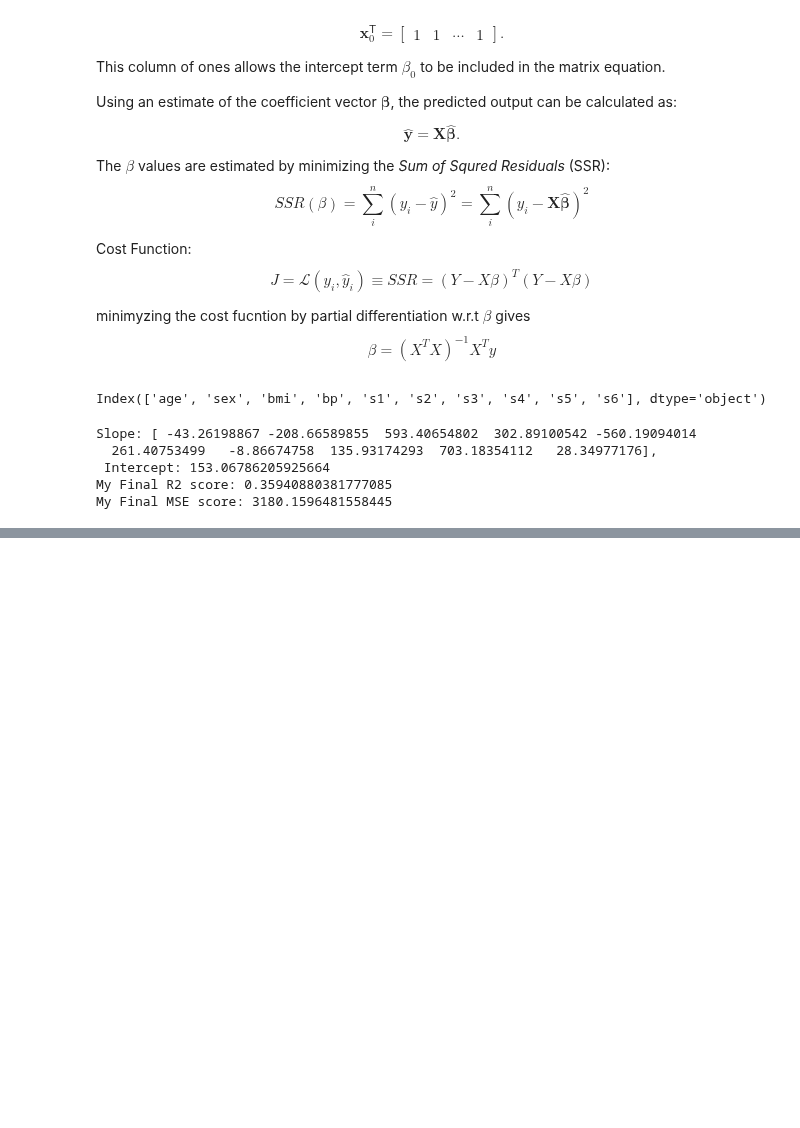
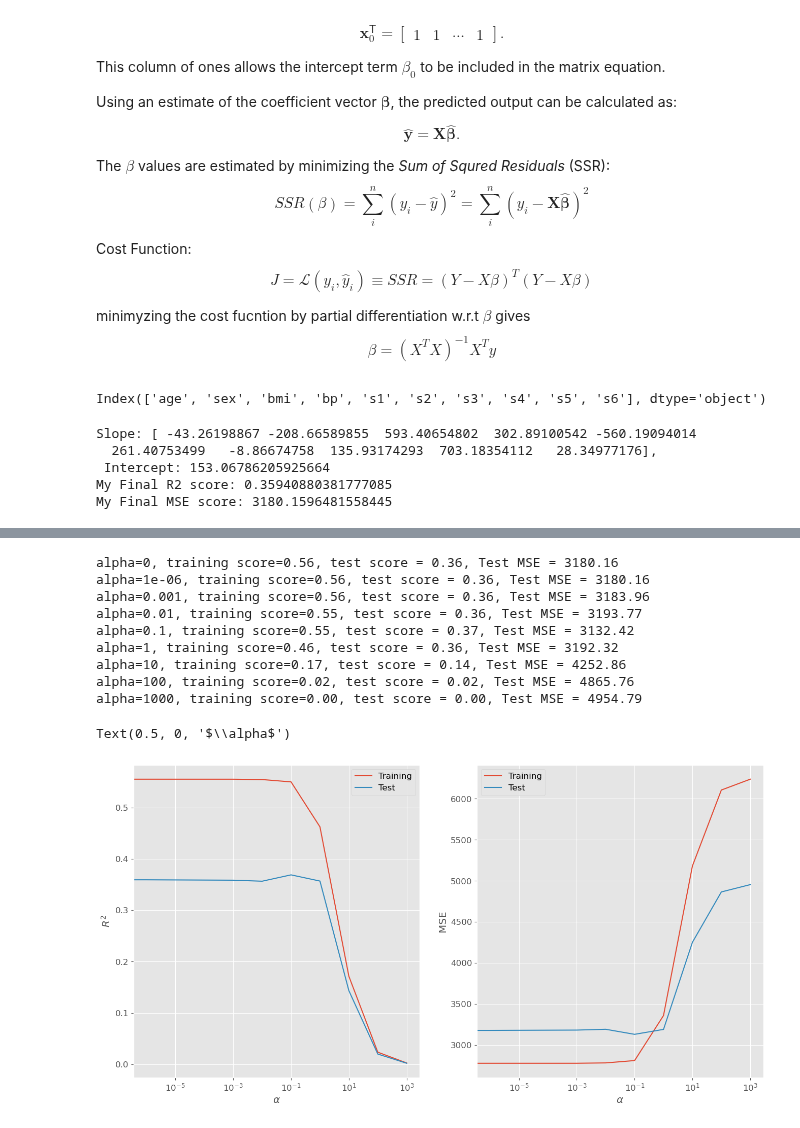
Before and after one commit to amandipde/ML_From_scratch, a Jupyter notebook: Linear_Regression/Linear_regression.ipynb, the cells around one changed output, grey strips where cells are left out. Drawn from its saved outputs; the diff is of its cells as text; code cells hidden in the pictures; blank space fills up the shorter version.

```diff
--- a/Linear_Regression/Linear_regression.ipynb
+++ b/Linear_Regression/Linear_regression.ipynb
@@ -562,0 +629,60 @@ plt.show()
+# %%
+from sklearn.linear_model import Ridge
+
+alpha_values = [0, 1e-6, 0.001, 0.01, 0.1, 1, 10, 100, 1000]
+
+training_score = []
+test_score = []
+training_mse = []
+test_mse = []
+
+
+for val in alpha_values:
+    ridge = Ridge(alpha=val).fit(X_train, y_train)
+    y_pred = ridge.predict(X_test)
+
+    train_score = ridge.score(X_train, y_train)
+    tst_score = ridge.score(X_test, y_test)
+    training_score.append(train_score)
+    test_score.append(tst_score)
+
+    y_train_pred = ridge.predict(X_train)
+    trn_mse = mean_squared_error(y_train, y_train_pred)
+    training_mse.append(trn_mse)
+    tst_mse = mean_squared_error(y_test, y_pred)
+    test_mse.append(tst_mse)
+
+    print(
+        f"alpha={val}, training score={train_score:.2f}, test score = {tst_score:.2f}, Test MSE = {tst_mse:.2f}"
+    )
+
+fig, axes = plt.subplots(1, 2, figsize=(16, 8))
+
+plt.sca(axes[0])
+plt.plot(alpha_values, training_score, label="Training")
+plt.plot(alpha_values, test_score, label="Test")
+plt.xscale('log')
+plt.legend()
+plt.ylabel("$R^2$")
+plt.xlabel(r"$\alpha$")
+
+
+plt.sca(axes[1])
+plt.plot(alpha_values, training_mse, label="Training")
+plt.plot(alpha_values, test_mse, label="Test")
+plt.xscale('log')
+plt.legend()
+plt.ylabel("MSE")
+plt.xlabel(r"$\alpha$")
+# %% [output]
+alpha=0, training score=0.56, test score = 0.36, Test MSE = 3180.16
+alpha=1e-06, training score=0.56, test score = 0.36, Test MSE = 3180.16
+alpha=0.001, training score=0.56, test score = 0.36, Test MSE = 3183.96
+alpha=0.01, training score=0.55, test score = 0.36, Test MSE = 3193.77
+alpha=0.1, training score=0.55, test score = 0.37, Test MSE = 3132.42
+alpha=1, training score=0.46, test score = 0.36, Test MSE = 3192.32
+alpha=10, training score=0.17, test score = 0.14, Test MSE = 4252.86
+alpha=100, training score=0.02, test score = 0.02, Test MSE = 4865.76
+alpha=1000, training score=0.00, test score = 0.00, Test MSE = 4954.79
+Text(0.5, 0, '$\\alpha$')
+[figure, added]
```
Also changed, not shown: parts of 11 cells of this notebook, 1 other file.
